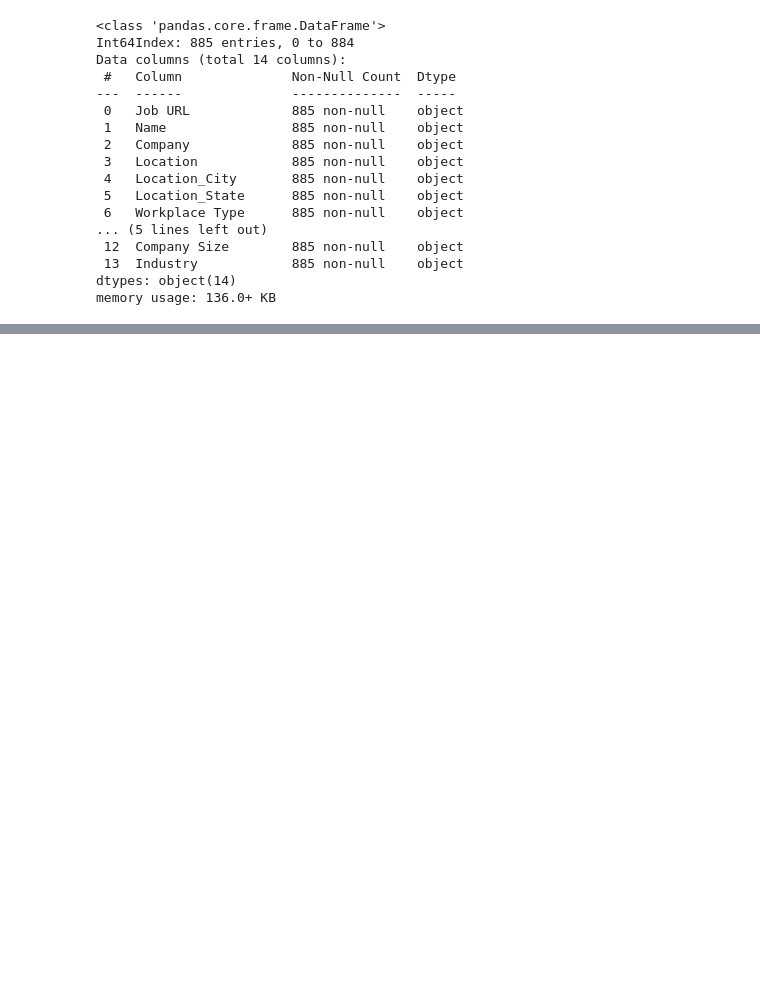
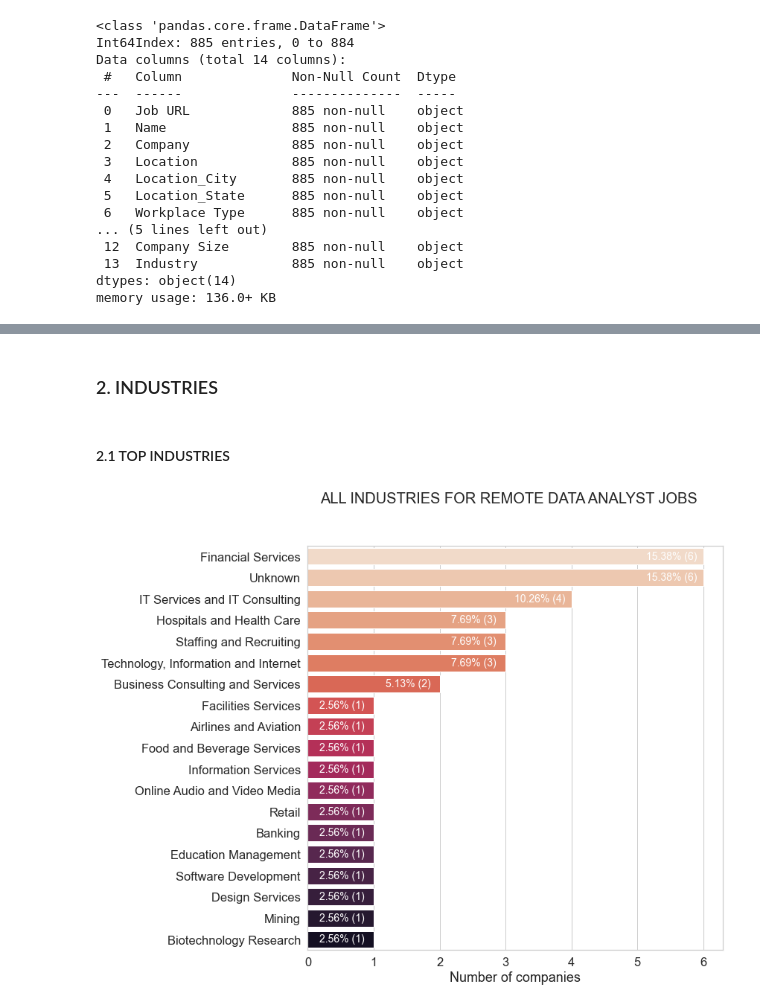
Before and after one commit to minhnnt97/linkedin-analysis, a Jupyter notebook: LinkedinJobAnalysis.ipynb, the cells around one changed output, grey strips where cells are left out. Drawn from its saved outputs; the diff is of its cells as text; code cells hidden in the pictures; blank space fills up the shorter version.

```diff
--- a/LinkedinJobAnalysis.ipynb
+++ b/LinkedinJobAnalysis.ipynb
@@ -519,0 +640,14 @@ da_df[da_df['Level of Expertise']=='Entry level'].head()
+# %% [markdown]
+### 2. INDUSTRIES
+# %% [markdown]
+#### 2.1 TOP INDUSTRIES
+# %%
+plt.figure(figsize=(10,10))
+plot_df = create_df(df_3, 'Industry')
+nrows = -1 # to plot all rows: set to 0 or -1
+title = 'ALL INDUSTRIES FOR REMOTE DATA ANALYST JOBS'
+xlabel = 'Number of companies'
+plot_hbar(plot_df, title=title, xlabel= xlabel, nrows=nrows)
+plt.show()
+# %% [output]
+[figure, added]
```
Also changed, not shown: parts of 25 cells of this notebook.
